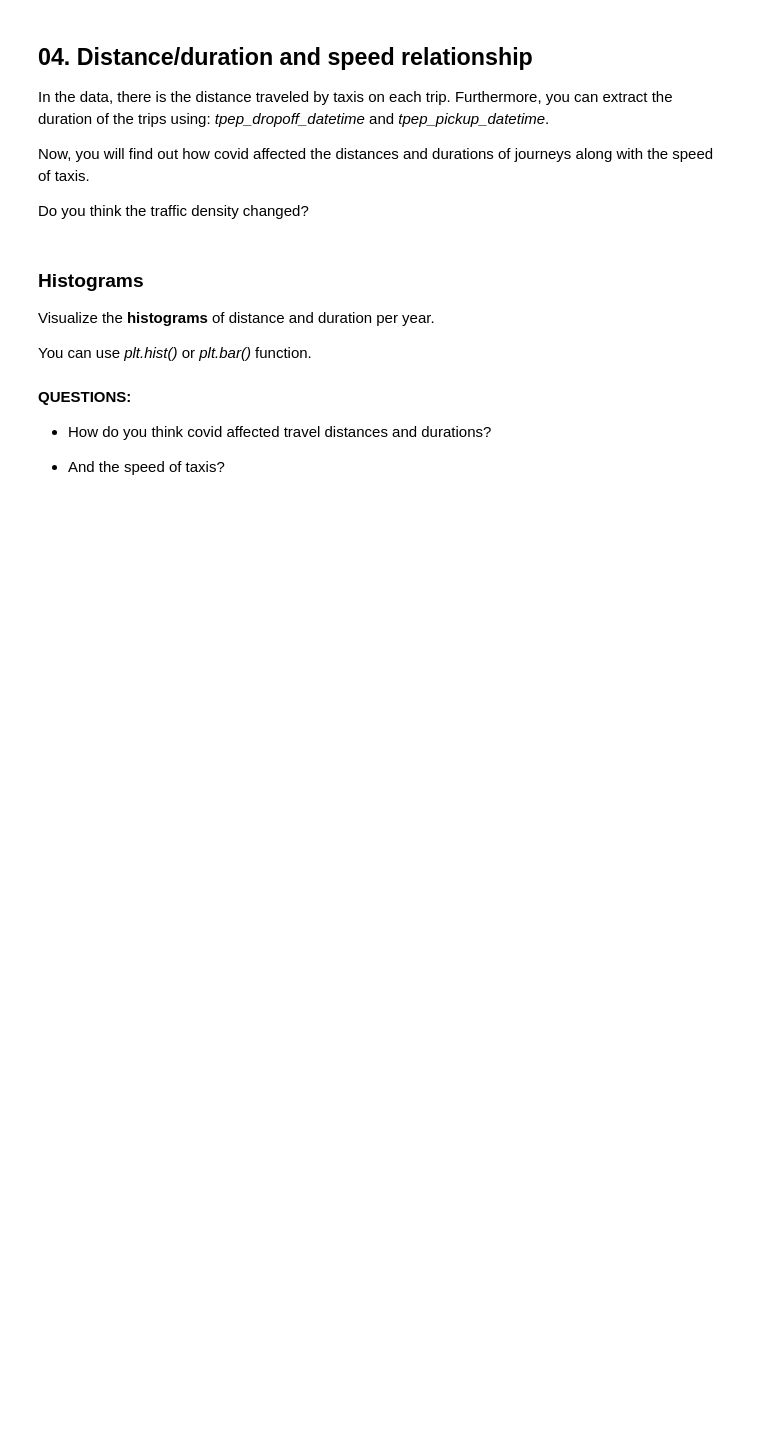
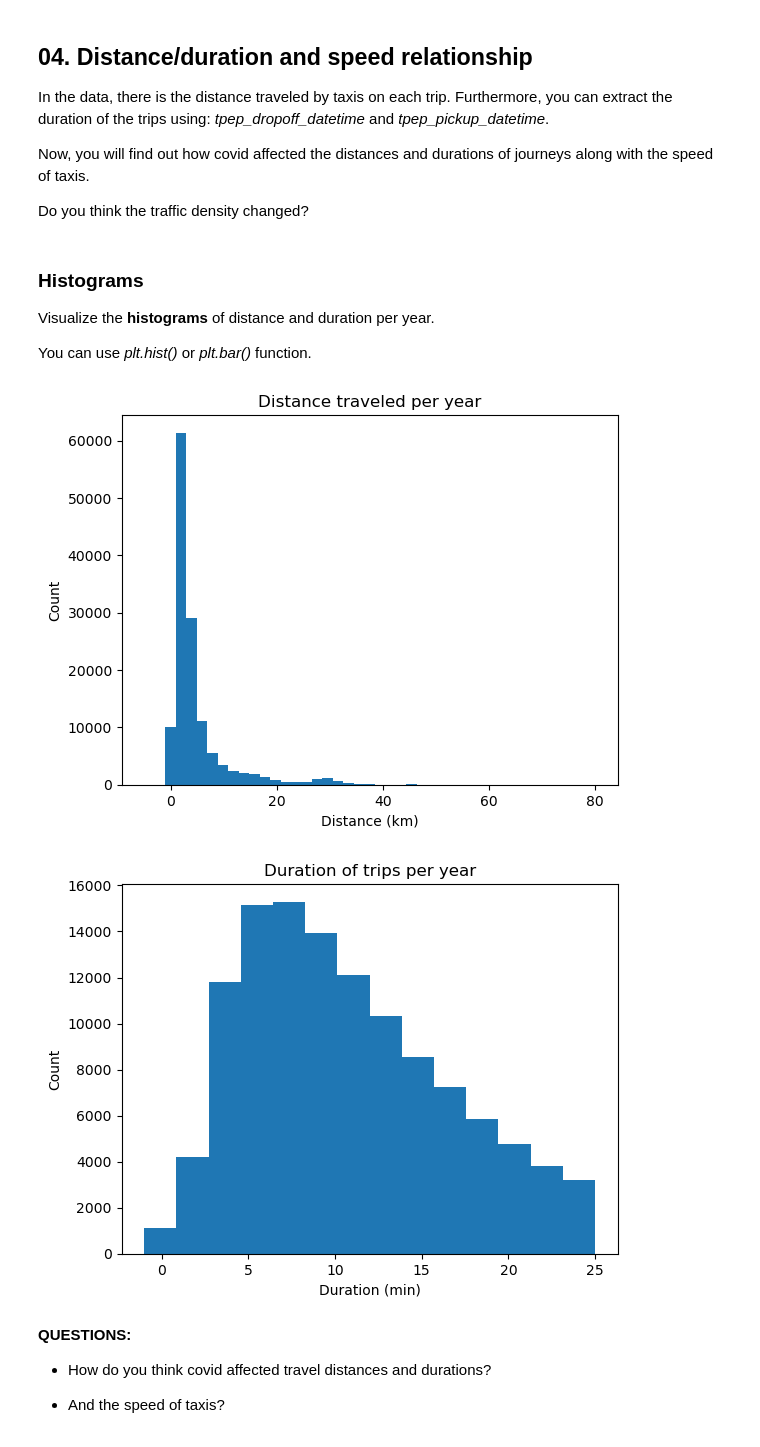
Before and after one commit to pau-torrente/DSUB_p1, a Jupyter notebook: AssignmentCode.ipynb, the cells around one changed output. Saved outputs shown, nothing was run; the diff lists cells and outputs as text; code cells hidden in the pictures; blank space fills up the shorter version.

```diff
--- a/AssignmentCode.ipynb
+++ b/AssignmentCode.ipynb
@@ -459,13 +446,22 @@ def visualize_histograms(df, column, title, xlabel, ylabel, xlim):
     """
 
     # HERE YOUR CODE
-    raise NotImplementedError
+
+    plt.hist(df[column], bins = int((xlim[1]-xlim[0])/2)+1, range = (xlim[0], xlim[1]))
+    plt.title(title)
+    plt.xlabel(xlabel)
+    plt.ylabel(ylabel)
+
+    plt.show()
 # %%
 visualize_histograms(df, 'trip_distance', title = 'Distance traveled per year',
                      xlabel = 'Distance (km)', ylabel = 'Count', xlim = (-5, 80))
 
 visualize_histograms(df, 'trip_duration', title = 'Duration of trips per year',
-                     xlabel = 'Duration (h)', ylabel = 'Count', xlim = (-1, 25) )
+                     xlabel = 'Duration (min)', ylabel = 'Count', xlim = (-1, 25) )
+# %% [output]
+[figure, added]
+[figure, added]
 # %% [markdown]
 **QUESTIONS:**
 
```
Also changed, not shown: parts of 23 cells of this notebook.
